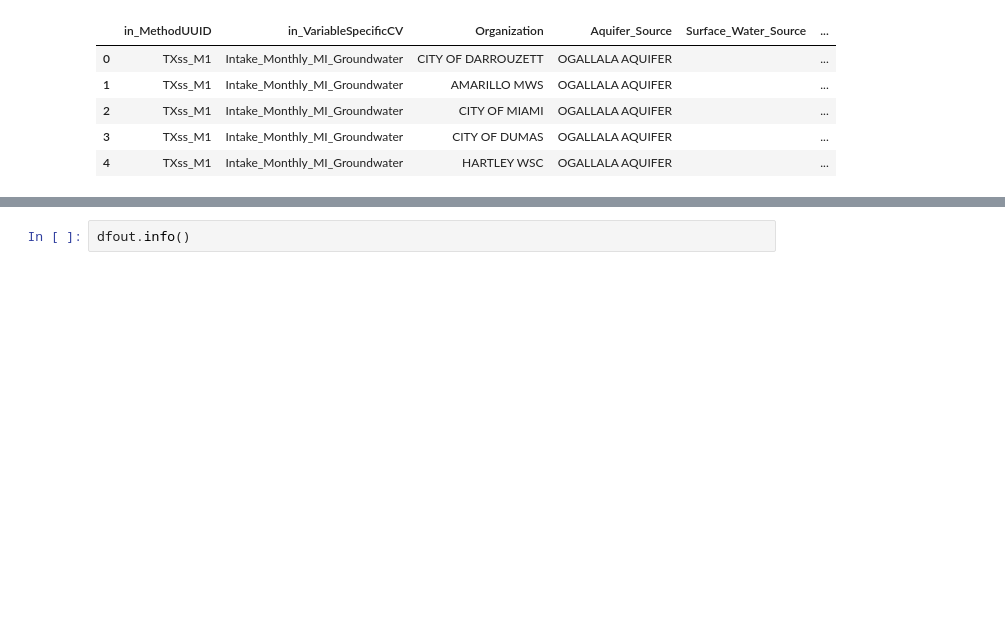
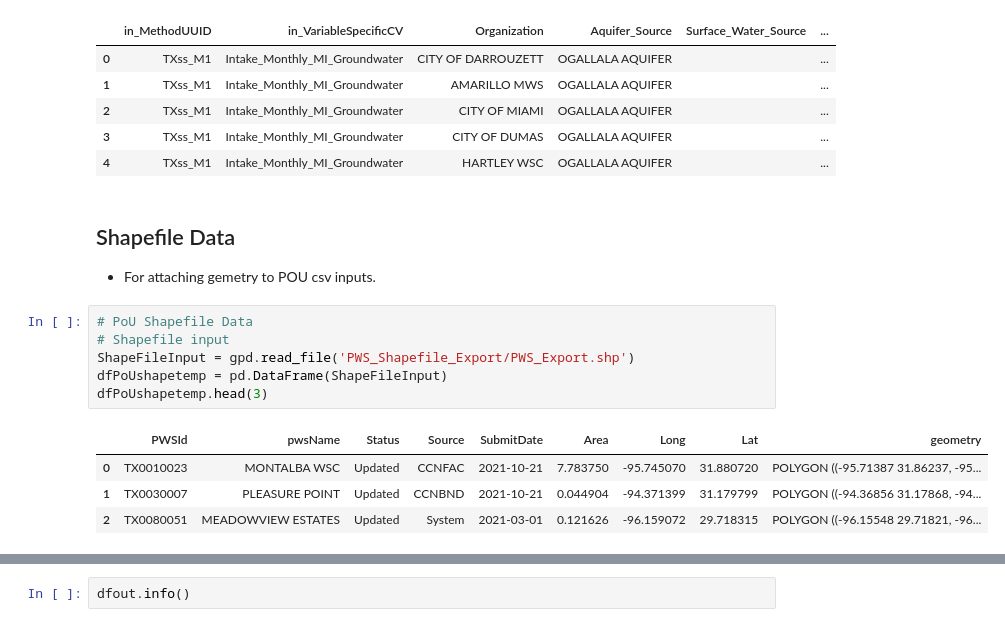
Before and after one commit to WSWCWaterDataExchange/MappingStatesDataToWaDE2.0, a Jupyter notebook: Texas/SiteSpecificAmounts/0_PreProcessTexasSiteSpecificData.ipynb, the cells around one changed output, grey strips where cells are left out. Drawn from its saved outputs; the diff is of its cells as text; blank space fills up the shorter version.

Commit message:
TX ss update.
TX ss update.  New m-m relationship between sites and water sources.  Added geometry to POU sites.

```diff
--- a/Texas/SiteSpecificAmounts/0_PreProcessTexasSiteSpecificData.ipynb
+++ b/Texas/SiteSpecificAmounts/0_PreProcessTexasSiteSpecificData.ipynb
@@ -1036,3 +1040,17 @@ dfout.head()
 | 2 | TXss_M1 | Intake_Monthly_MI_Groundwater | CITY OF MIAMI | OGALLALA AQUIFER |  | ... |
 | 3 | TXss_M1 | Intake_Monthly_MI_Groundwater | CITY OF DUMAS | OGALLALA AQUIFER |  | ... |
 | 4 | TXss_M1 | Intake_Monthly_MI_Groundwater | HARTLEY WSC | OGALLALA AQUIFER |  | ... |
+# %% [markdown]
+## Shapefile Data
+- For attaching gemetry to POU csv inputs.
+# %%
+# PoU Shapefile Data
+# Shapefile input
+ShapeFileInput = gpd.read_file('PWS_Shapefile_Export/PWS_Export.shp')
+dfPoUshapetemp = pd.DataFrame(ShapeFileInput)
+dfPoUshapetemp.head(3)
+# %% [output]
+|  | PWSId | pwsName | Status | Source | SubmitDate | Area | Long | Lat | geometry |
+| 0 | TX0010023 | MONTALBA WSC | Updated | CCNFAC | 2021-10-21 | 7.783750 | -95.745070 | 31.880720 | POLYGON ((-95.71387 31.86237, -95... |
+| 1 | TX0030007 | PLEASURE POINT | Updated | CCNBND | 2021-10-21 | 0.044904 | -94.371399 | 31.179799 | POLYGON ((-94.36856 31.17868, -94... |
+| 2 | TX0080051 | MEADOWVIEW ESTATES | Updated | System | 2021-03-01 | 0.121626 | -96.159072 | 29.718315 | POLYGON ((-96.15548 29.71821, -96... |
```
Also changed, not shown: parts of 16 cells of this notebook, 6 other files.
